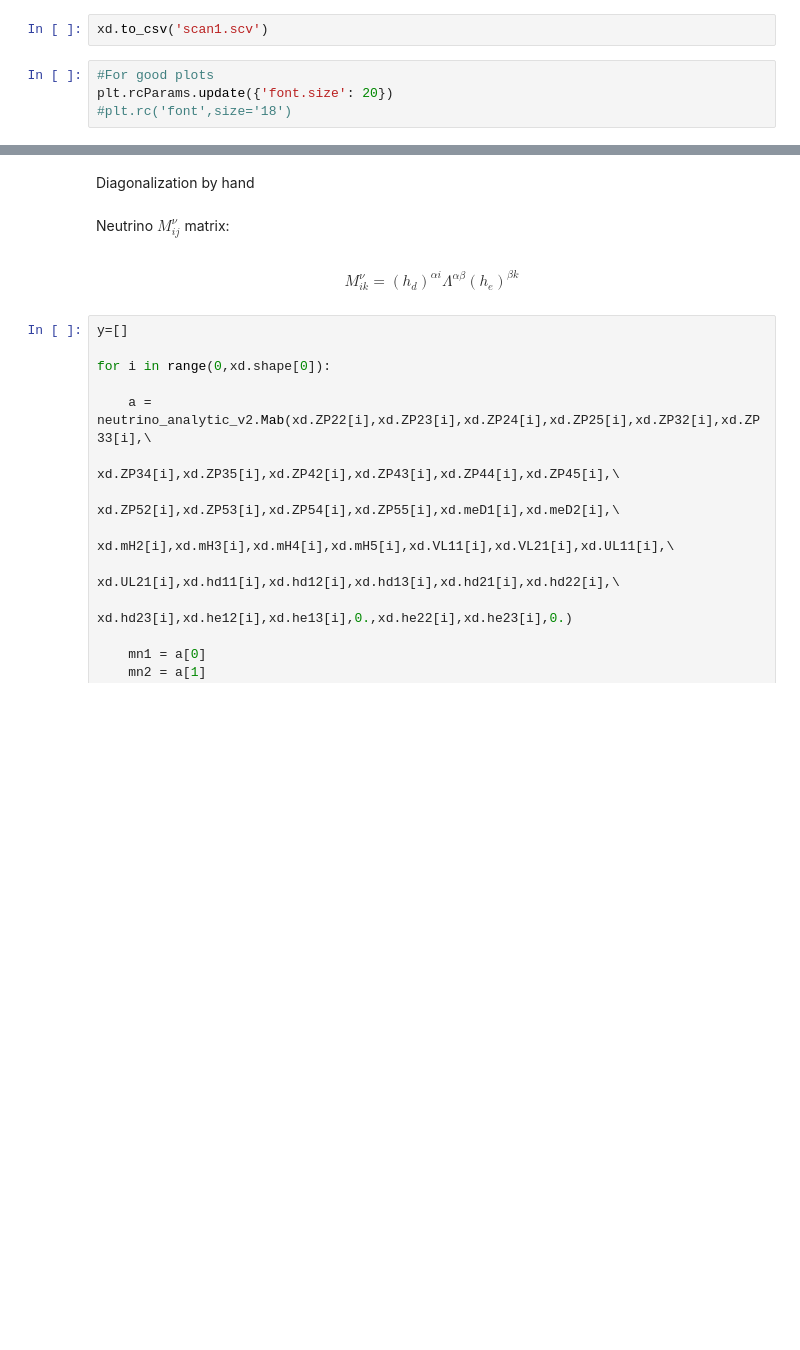
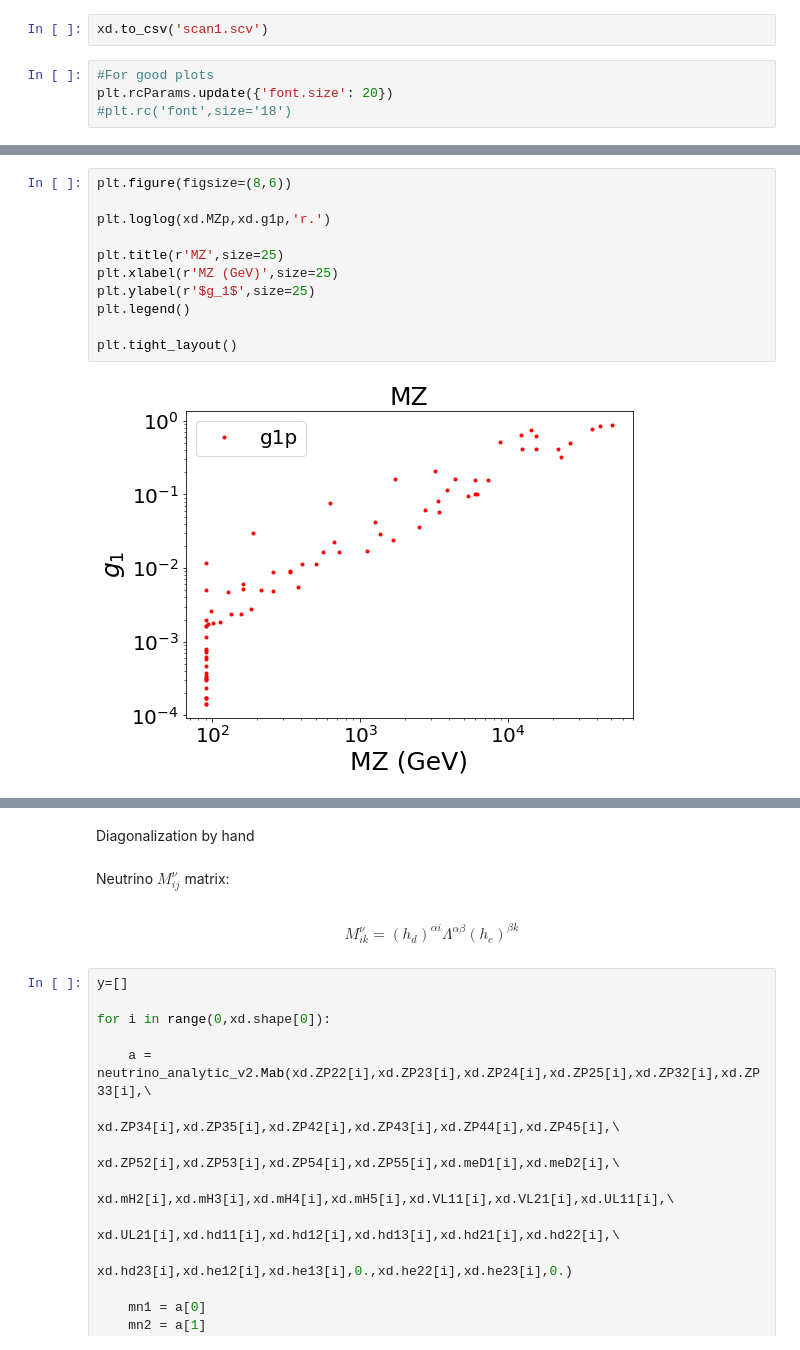
Before and after one commit to anferivera/DarkBariogenesis, a Jupyter notebook: U1B_model-random-scan-v1.ipynb, the cells around one changed output, grey strips where cells are left out. Saved outputs shown, nothing was run; the diff lists cells and outputs as text; blank space fills up the shorter version.

```diff
--- a/U1B_model-random-scan-v1.ipynb
+++ b/U1B_model-random-scan-v1.ipynb
@@ -265,3 +412,16 @@ plt.rcParams.update({'font.size': 20})
+# %%
+plt.figure(figsize=(8,6))
+
+plt.loglog(xd.MZp,xd.g1p,'r.')
+
+plt.title(r'MZ',size=25)
+plt.xlabel(r'MZ (GeV)',size=25)
+plt.ylabel(r'$g_1$',size=25)
+plt.legend()
+
+plt.tight_layout()
+# %% [output]
+[figure, added]
 # %%
 plt.figure(figsize=(8,6))
 
```
Also changed, not shown: parts of 10 cells of this notebook, 14 other files.
